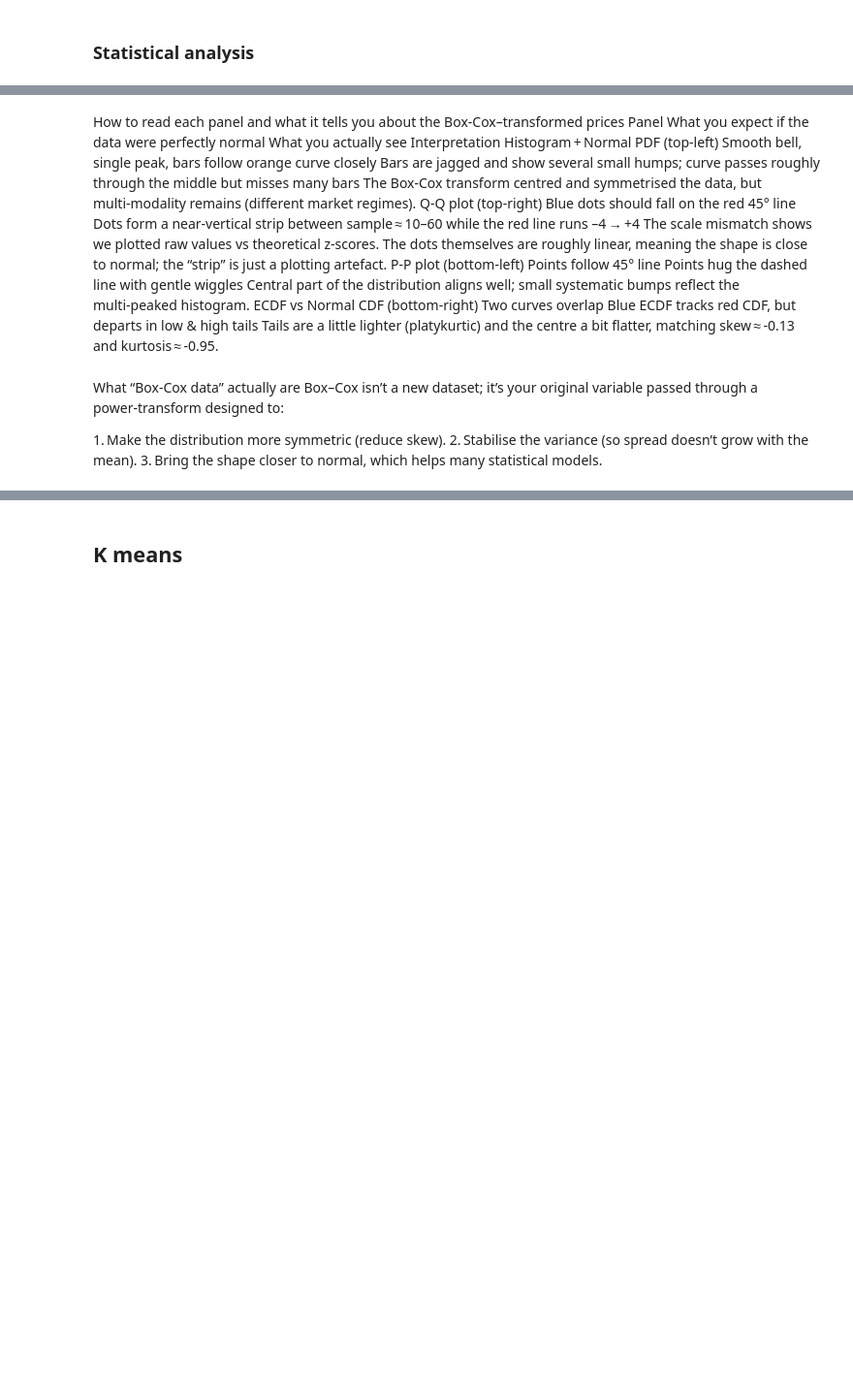
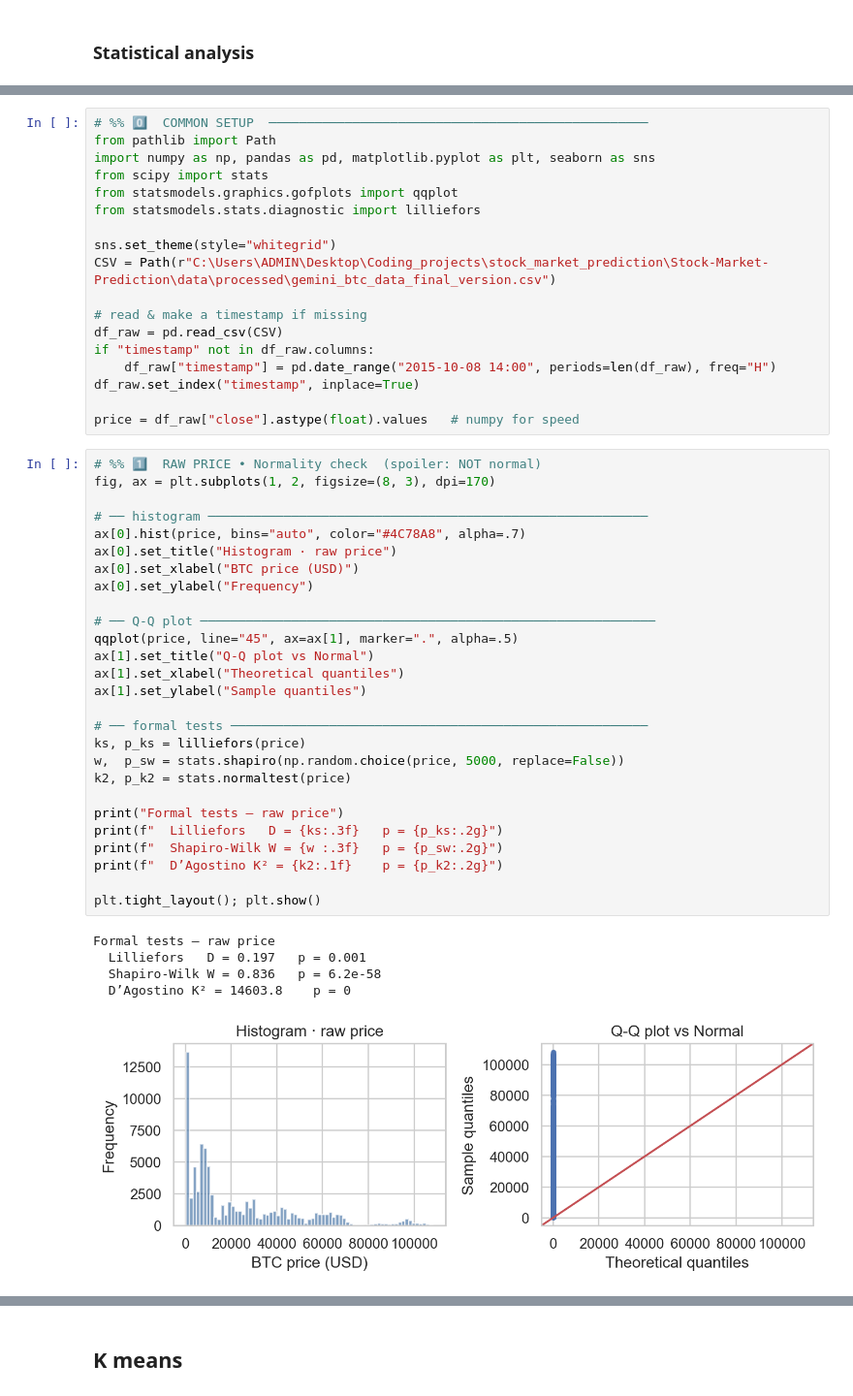
Before and after one commit to Stevenberger1/Stock-Market-Prediction, a Jupyter notebook: data/Statistical_analysis.ipynb, the cells around one changed output, grey strips where cells are left out. Shown at 97% size. Drawn from its saved outputs; the diff is of its cells as text; blank space fills up the shorter version.

```diff
--- a/data/Statistical_analysis.ipynb
+++ b/data/Statistical_analysis.ipynb
@@ -794,14 +287,51 @@ Empirical 68‑95‑99:
-# %% [markdown]
-How to read each panel and what it tells you about the Box‑Cox–transformed prices
-Panel	What you expect if the data were perfectly normal	What you actually see	Interpretation
-Histogram + Normal PDF (top‑left)	Smooth bell, single peak, bars follow orange curve closely	Bars are jagged and show several small humps; curve passes roughly through the middle but misses many bars	The Box‑Cox transform centred and symmetrised the data, but multi‑modality remains (different market regimes).
-Q‑Q plot (top‑right)	Blue dots should fall on the red 45° line	Dots form a near‑vertical strip between sample ≈ 10–60 while the red line runs –4 → +4	The scale mismatch shows we plotted raw values vs theoretical z‑scores. The dots themselves are roughly linear, meaning the shape is close to normal; the “strip” is just a plotting artefact.
-P‑P plot (bottom‑left)	Points follow 45° line	Points hug the dashed line with gentle wiggles	Central part of the distribution aligns well; small systematic bumps reflect the multi‑peaked histogram.
-ECDF vs Normal CDF (bottom‑right)	Two curves overlap	Blue ECDF tracks red CDF, but departs in low & high tails	Tails are a little lighter (platykurtic) and the centre a bit flatter, matching skew ≈ ‑0.13 and kurtosis ≈ ‑0.95.
-# %% [markdown]
-What “Box‑Cox data” actually are
-Box–Cox isn’t a new dataset; it’s your original variable passed through a power‑transform designed to:
-
-1. Make the distribution more symmetric (reduce skew).
-2. Stabilise the variance (so spread doesn’t grow with the mean).
-3. Bring the shape closer to normal, which helps many statistical models.
+# %%
+# %% 0️⃣  COMMON SETUP  ──────────────────────────────────────────────────
+from pathlib import Path
+import numpy as np, pandas as pd, matplotlib.pyplot as plt, seaborn as sns
+from scipy import stats
+from statsmodels.graphics.gofplots import qqplot
+from statsmodels.stats.diagnostic import lilliefors
+
+sns.set_theme(style="whitegrid")
+CSV = Path(r"C:\Users\ADMIN\Desktop\Coding_projects\stock_market_prediction\Stock-Market-Prediction\data\processed\gemini_btc_data_final_version.csv")
+
+# read & make a timestamp if missing
+df_raw = pd.read_csv(CSV)
+if "timestamp" not in df_raw.columns:
+    df_raw["timestamp"] = pd.date_range("2015-10-08 14:00", periods=len(df_raw), freq="H")
+df_raw.set_index("timestamp", inplace=True)
+
+price = df_raw["close"].astype(float).values   # numpy for speed
+# %%
+# %% 1️⃣  RAW PRICE • Normality check  (spoiler: NOT normal)
+fig, ax = plt.subplots(1, 2, figsize=(8, 3), dpi=170)
+
+# ── histogram ──────────────────────────────────────────────────────────
+ax[0].hist(price, bins="auto", color="#4C78A8", alpha=.7)
+ax[0].set_title("Histogram · raw price")
+ax[0].set_xlabel("BTC price (USD)")
+ax[0].set_ylabel("Frequency")
+
+# ── Q-Q plot ────────────────────────────────────────────────────────────
+qqplot(price, line="45", ax=ax[1], marker=".", alpha=.5)
+ax[1].set_title("Q-Q plot vs Normal")
+ax[1].set_xlabel("Theoretical quantiles")
+ax[1].set_ylabel("Sample quantiles")
+
+# ── formal tests ───────────────────────────────────────────────────────
+ks, p_ks = lilliefors(price)
+w,  p_sw = stats.shapiro(np.random.choice(price, 5000, replace=False))
+k2, p_k2 = stats.normaltest(price)
+
+print("Formal tests — raw price")
+print(f"  Lilliefors   D = {ks:.3f}   p = {p_ks:.2g}")
+print(f"  Shapiro-Wilk W = {w :.3f}   p = {p_sw:.2g}")
+print(f"  D’Agostino K² = {k2:.1f}    p = {p_k2:.2g}")
+
+plt.tight_layout(); plt.show()
+# %% [output]
+Formal tests — raw price
+  Lilliefors   D = 0.197   p = 0.001
+  Shapiro-Wilk W = 0.836   p = 6.2e-58
+  D’Agostino K² = 14603.8    p = 0
+[figure, added]
```
Also changed, not shown: parts of 36 cells of this notebook.
